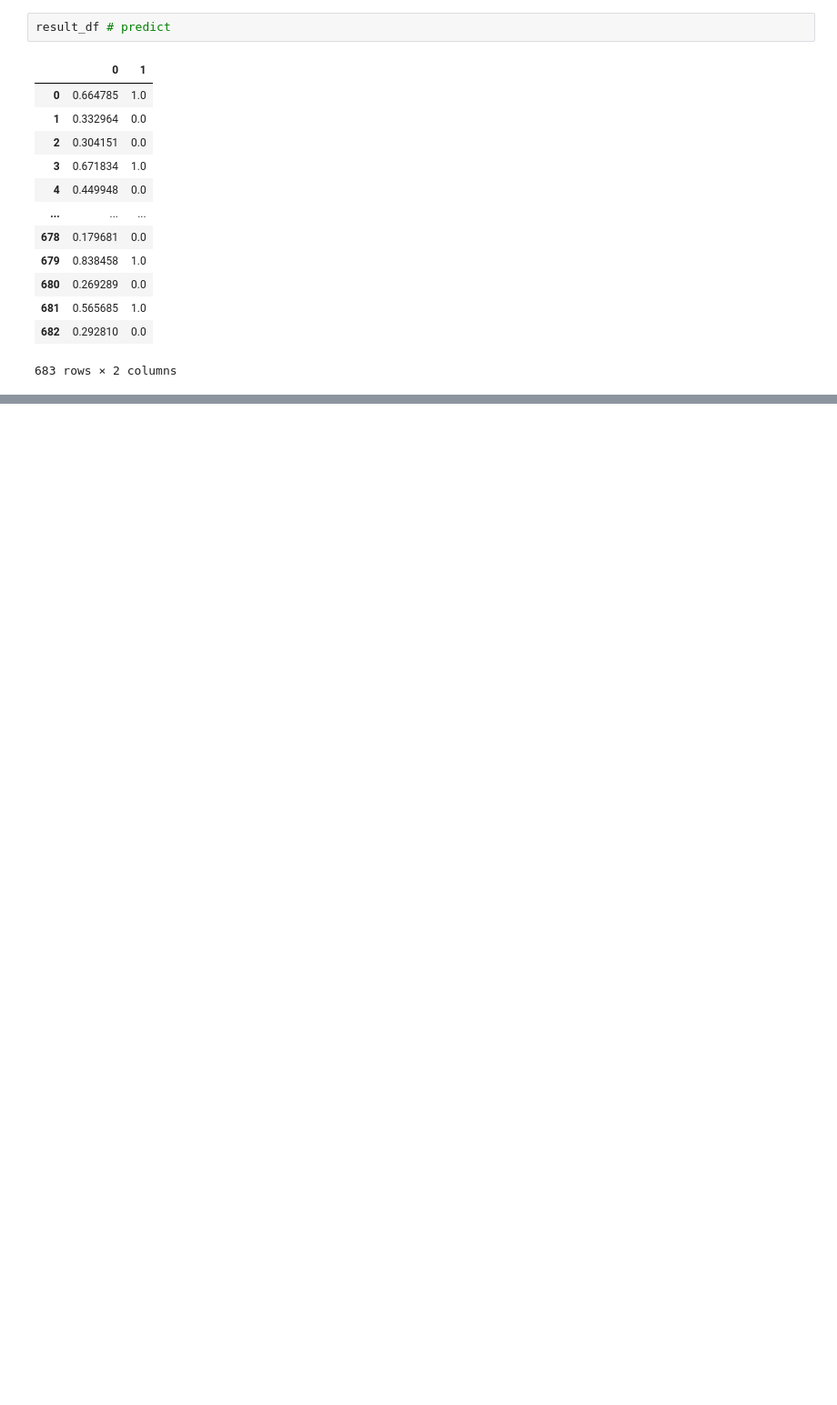
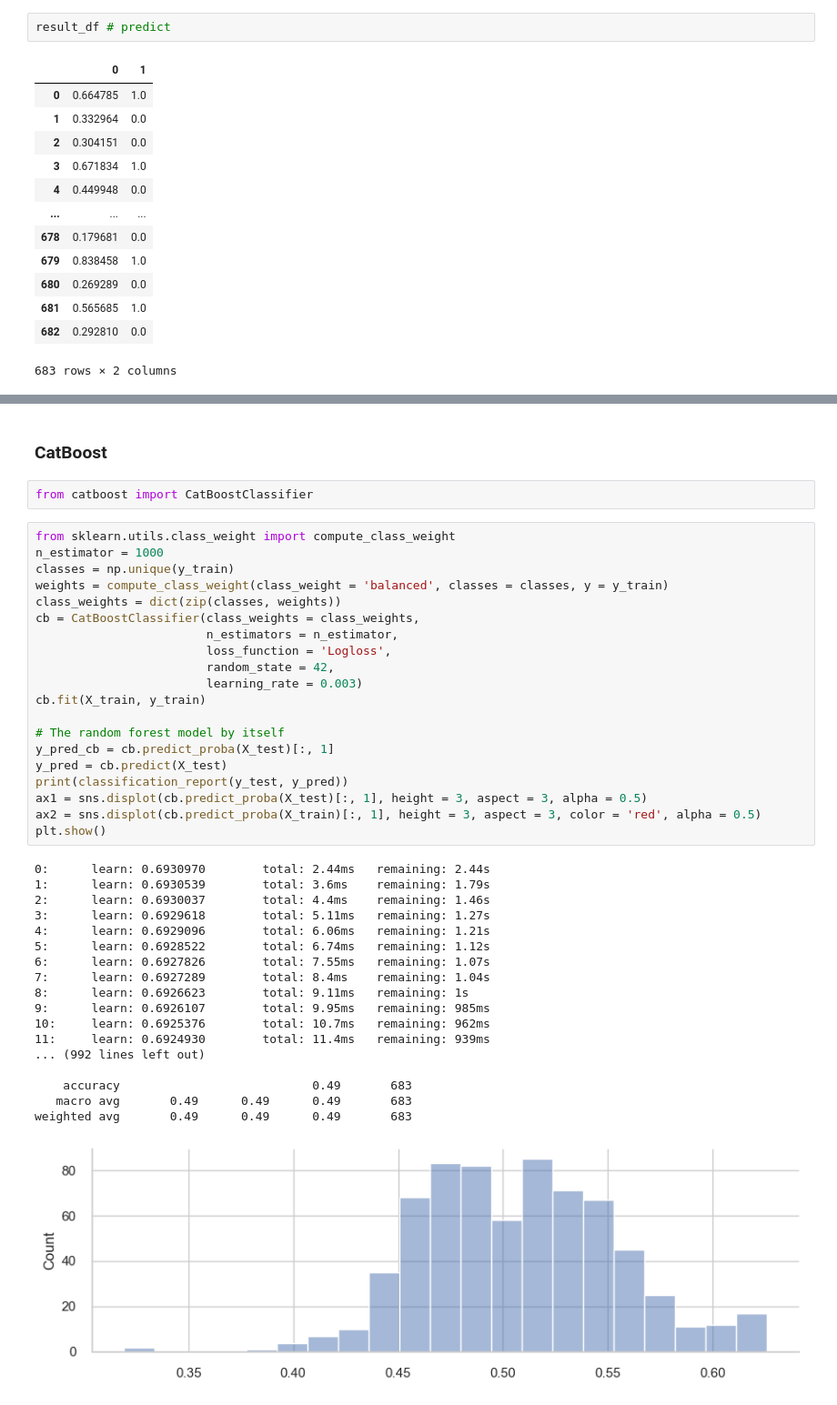
Before and after one commit to Tommylee1013/Advances-in-Financial-Machine-Learning, a Jupyter notebook: AIFinance.ipynb, the cells around one changed output, grey strips where cells are left out. Shown at 91% size. Saved outputs shown, nothing was run; the diff lists cells and outputs as text; blank space fills up the shorter version.

```diff
--- a/AIFinance.ipynb
+++ b/AIFinance.ipynb
@@ -500,0 +497,43 @@ ModuleNotFoundError: No module named 'neptune'
+# %% [markdown]
+### CatBoost
+# %%
+from catboost import CatBoostClassifier
+# %%
+from sklearn.utils.class_weight import compute_class_weight
+n_estimator = 1000
+classes = np.unique(y_train)
+weights = compute_class_weight(class_weight = 'balanced', classes = classes, y = y_train)
+class_weights = dict(zip(classes, weights))
+cb = CatBoostClassifier(class_weights = class_weights,
+                        n_estimators = n_estimator,
+                        loss_function = 'Logloss',
+                        random_state = 42,
+                        learning_rate = 0.003)
+cb.fit(X_train, y_train)
+
+# The random forest model by itself
+y_pred_cb = cb.predict_proba(X_test)[:, 1]
+y_pred = cb.predict(X_test)
+print(classification_report(y_test, y_pred))
+ax1 = sns.displot(cb.predict_proba(X_test)[:, 1], height = 3, aspect = 3, alpha = 0.5)
+ax2 = sns.displot(cb.predict_proba(X_train)[:, 1], height = 3, aspect = 3, color = 'red', alpha = 0.5)
+plt.show()
+# %% [output]
+0:      learn: 0.6930970        total: 2.44ms   remaining: 2.44s
+1:      learn: 0.6930539        total: 3.6ms    remaining: 1.79s
+2:      learn: 0.6930037        total: 4.4ms    remaining: 1.46s
+3:      learn: 0.6929618        total: 5.11ms   remaining: 1.27s
+4:      learn: 0.6929096        total: 6.06ms   remaining: 1.21s
+5:      learn: 0.6928522        total: 6.74ms   remaining: 1.12s
+6:      learn: 0.6927826        total: 7.55ms   remaining: 1.07s
+7:      learn: 0.6927289        total: 8.4ms    remaining: 1.04s
+8:      learn: 0.6926623        total: 9.11ms   remaining: 1s
+9:      learn: 0.6926107        total: 9.95ms   remaining: 985ms
+10:     learn: 0.6925376        total: 10.7ms   remaining: 962ms
+11:     learn: 0.6924930        total: 11.4ms   remaining: 939ms
+... (992 lines left out)
+
+    accuracy                           0.49       683
+   macro avg       0.49      0.49      0.49       683
+weighted avg       0.49      0.49      0.49       683
+[figure, added]
```
Also changed, not shown: parts of 7 cells of this notebook, 4 other files.
